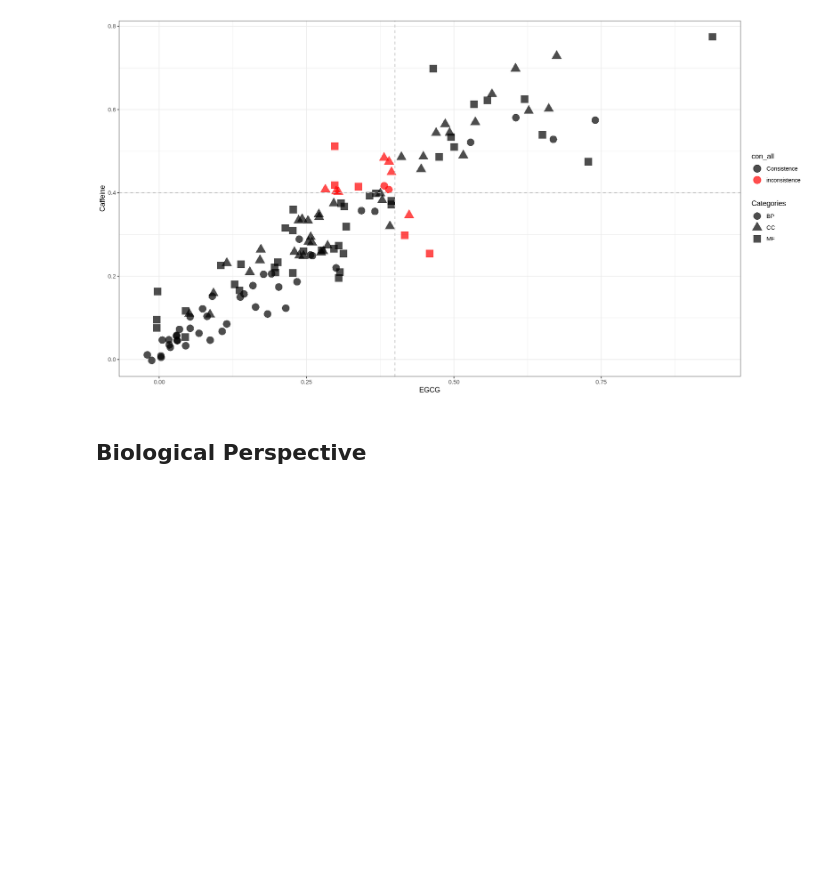
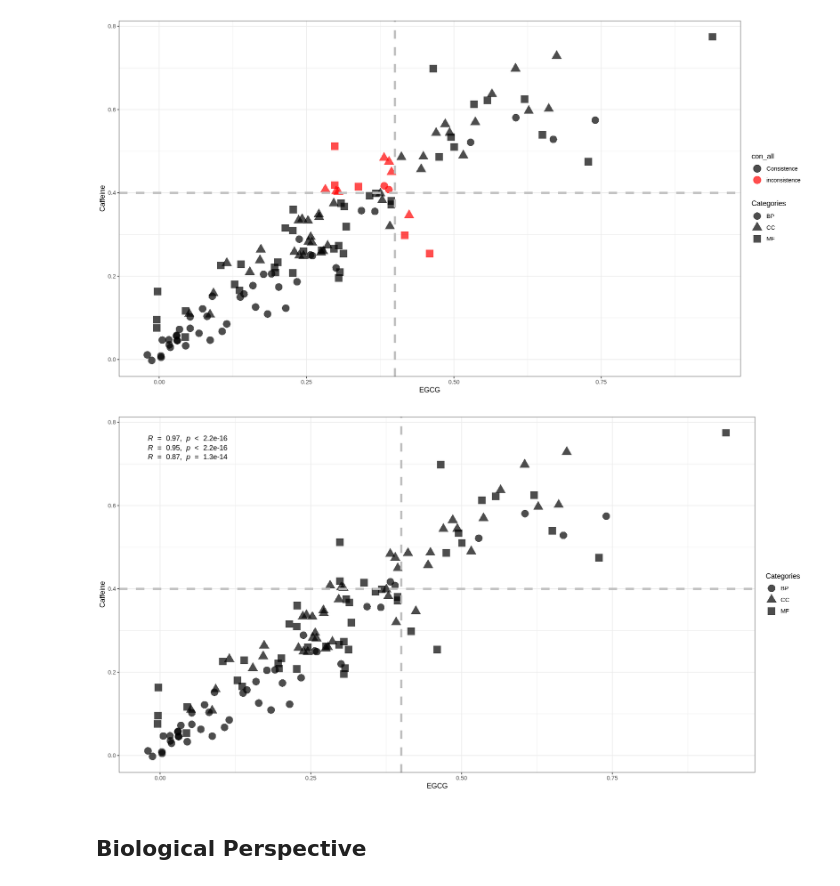
Before and after one commit to kittisaktaoma/GO-tools-comparsion, a Jupyter notebook: GO_tools_Comparison.ipynb, the cells around one changed output. Cells and saved outputs as stored; diff of their text form; code cells hidden in the pictures; blank space fills up the shorter version.

```diff
--- a/GO_tools_Comparison.ipynb
+++ b/GO_tools_Comparison.ipynb
@@ -880,5 +880,4 @@ head(cdf_validate.02)
 cdf_validate.02$EGCG_con <- ifelse(cdf_validate.02$EGCG < 0.4,"No","yes")
 cdf_validate.02$CAF_con <- ifelse(cdf_validate.02$Caffeine < 0.4,"No","yes")
 cdf_validate.02$con_all <- ifelse(cdf_validate.02$EGCG_con == cdf_validate.02$CAF_con,"Consistence","inconsistence")
-cdf_validate.02$names <- rownames(cdf_validate.02)
-print(cdf_validate.02)
+head(cdf_validate.02)
@@ -890,6 +908,15 @@ scale_color_manual(values = c("black", "red")) +
 theme_bw()
 # %% [output]
 [figure]
+# %%
+ggplot(cdf_validate.02,aes(EGCG,Caffeine,shape=Categories)) + geom_point(size=5,alpha=0.7)+
+geom_vline(xintercept=0.4, linetype="dashed", color = "grey",size=1.5)+
+geom_hline(yintercept=0.4, linetype="dashed", color = "grey",size=1.5) +
+scale_color_manual(values = c("black", "red")) +
+theme_bw() +
+stat_cor()
+# %% [output]
+[figure, added]
 # %% [markdown]
 ## Biological Perspective
 # %%
```
Also changed, not shown: parts of 3 cells of this notebook.
